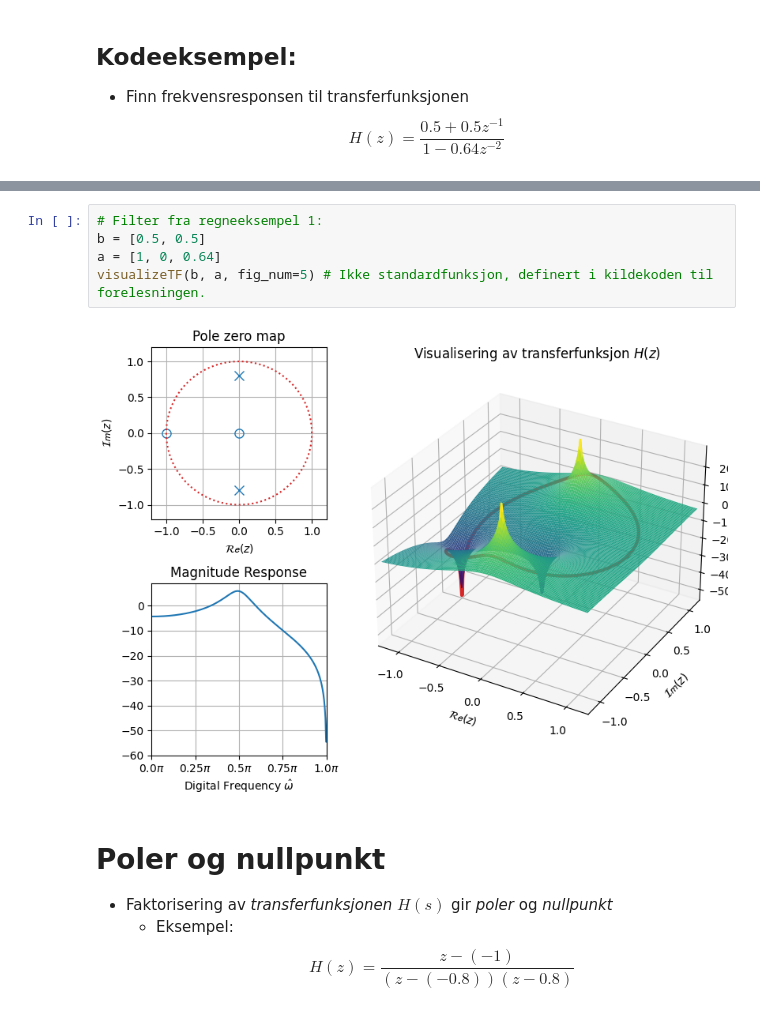
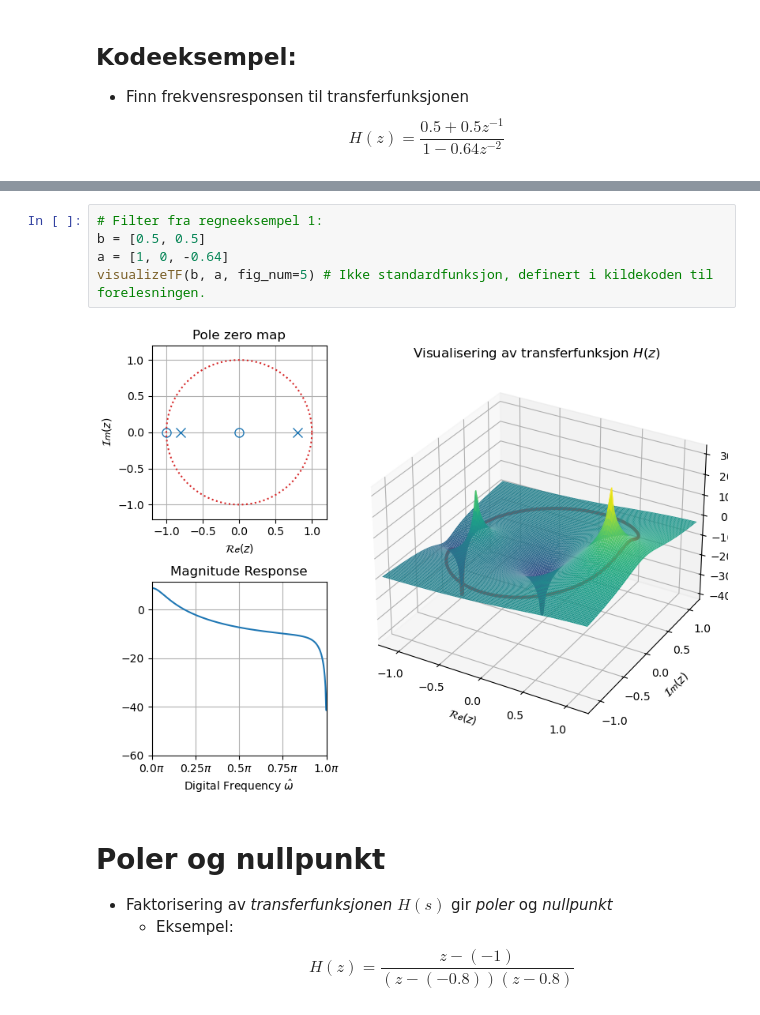
Before and after one commit to kaierih/AIS2201_Lecture_Notes, a Jupyter notebook: 18_Z-transform.ipynb, the cells around one changed output, grey strips where cells are left out. Cells and saved outputs as stored; diff of their text form.

```diff
--- a/18_Z-transform.ipynb
+++ b/18_Z-transform.ipynb
@@ -202,10 +194,10 @@ $$H(z) = \frac{0.5 + 0.5z^{-1}}{1-0.64z^{-2}}$$
 # %%
 # Filter fra regneeksempel 1:
 b = [0.5, 0.5]
-a = [1, 0, 0.64]
+a = [1, 0, -0.64]
 visualizeTF(b, a, fig_num=5) # Ikke standardfunksjon, definert i kildekoden til forelesningen.
 # %% [output]
-[figure, old version]
+[figure, new version]
 # %% [markdown]
 # Poler og nullpunkt
 
```
Also changed, not shown: parts of 15 cells of this notebook, 8 other files.
